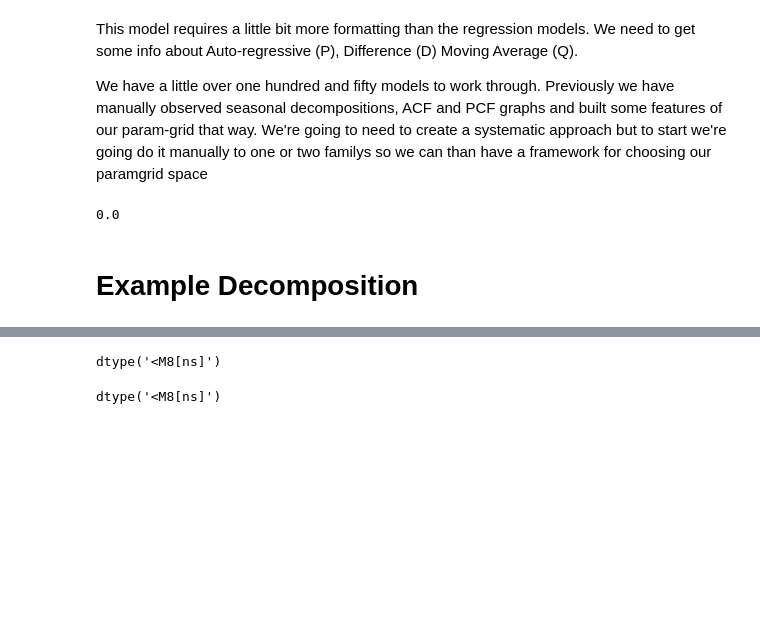
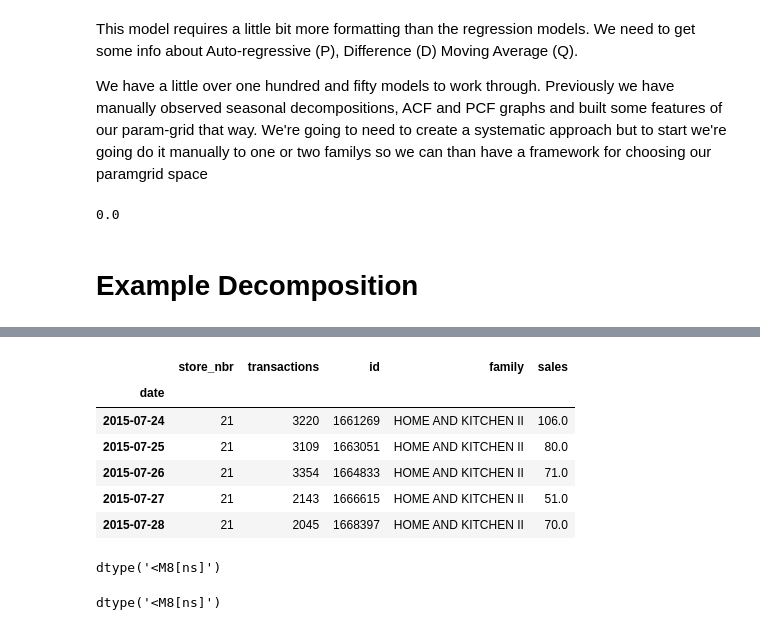
Before and after one commit to Prathmun/KaggleCompetition01, a Jupyter notebook: SARIMA_rofl.ipynb, the cells around one changed output, grey strips where cells are left out. Drawn from its saved outputs; the diff is of its cells as text; code cells hidden in the pictures; blank space fills up the shorter version.

```diff
--- a/SARIMA_rofl.ipynb
+++ b/SARIMA_rofl.ipynb
@@ -54,0 +55,10 @@ date
+# %%
+example.head()
+# %% [output]
+|  | store_nbr | transactions | id | family | sales |
+| date |  |  |  |  |  |
+| 2015-07-24 | 21 | 3220 | 1661269 | HOME AND KITCHEN II | 106.0 |
+| 2015-07-25 | 21 | 3109 | 1663051 | HOME AND KITCHEN II | 80.0 |
+| 2015-07-26 | 21 | 3354 | 1664833 | HOME AND KITCHEN II | 71.0 |
+| 2015-07-27 | 21 | 2143 | 1666615 | HOME AND KITCHEN II | 51.0 |
+| 2015-07-28 | 21 | 2045 | 1668397 | HOME AND KITCHEN II | 70.0 |
```
Also changed, not shown: parts of 16 cells of this notebook, 7 other files.
